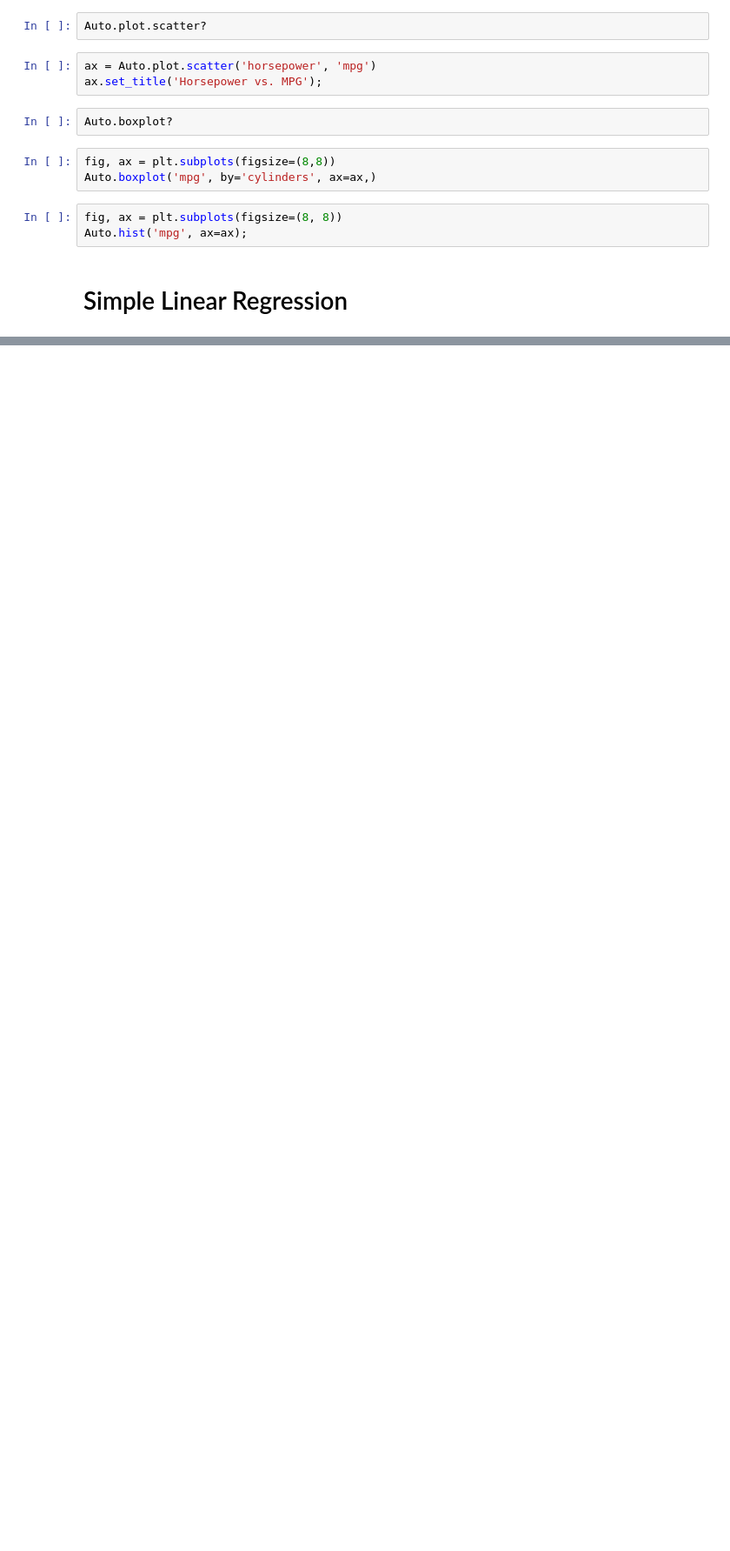
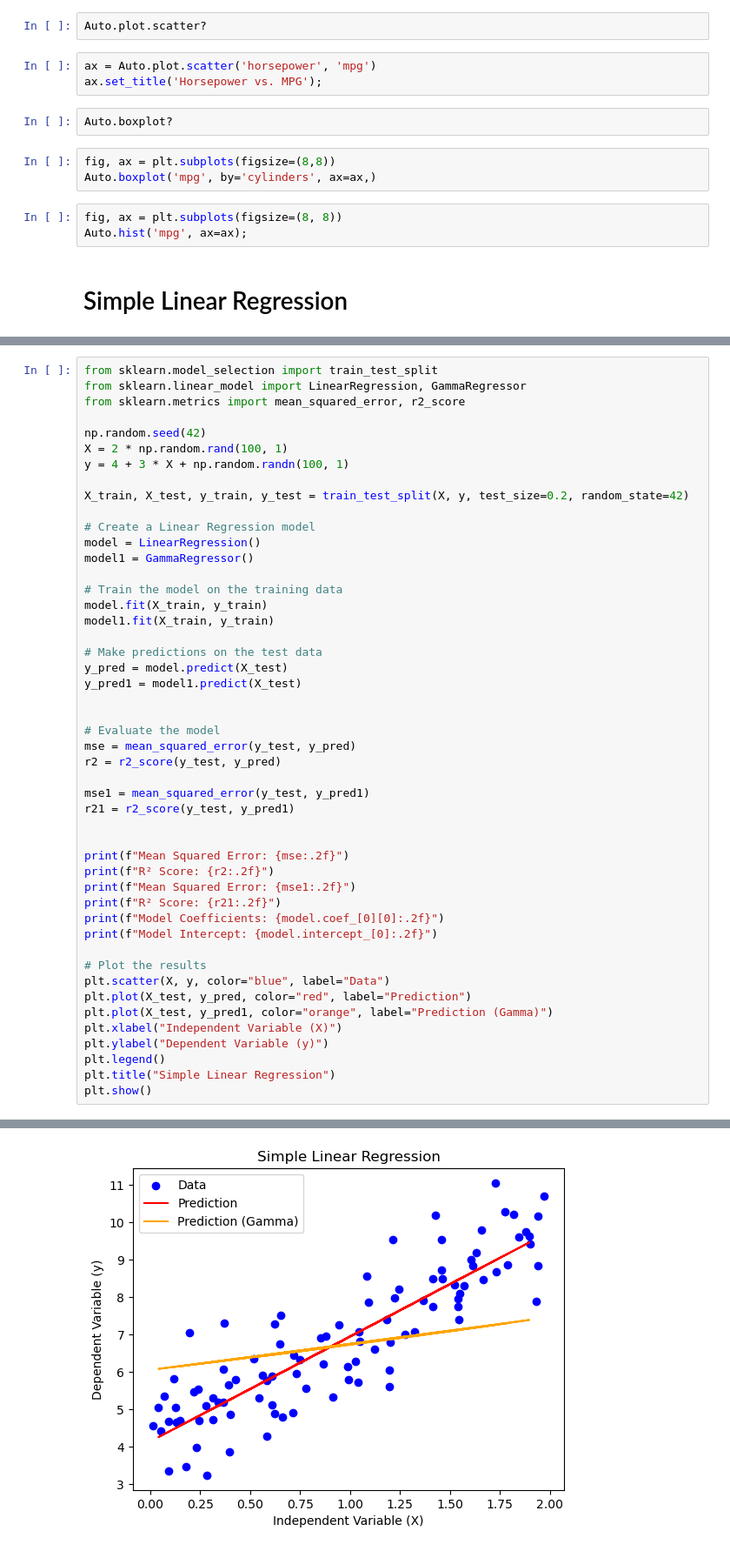
Before and after one commit to thisHermit/nonparametric-rank-tests, a Jupyter notebook: tutorial1_python_introduciton.ipynb, the cells around one changed output, grey strips where cells are left out. Shown at 87% size. Cells and saved outputs as stored; diff of their text form; blank space fills up the shorter version.

```diff
--- a/tutorial1_python_introduciton.ipynb
+++ b/tutorial1_python_introduciton.ipynb
@@ -970,0 +1181,49 @@ QR decomposition is advantageous for solving linear systems due to its numerical
+# %%
+from sklearn.model_selection import train_test_split
+from sklearn.linear_model import LinearRegression, GammaRegressor
+from sklearn.metrics import mean_squared_error, r2_score
+
+np.random.seed(42)
+X = 2 * np.random.rand(100, 1)
+y = 4 + 3 * X + np.random.randn(100, 1)
+
+X_train, X_test, y_train, y_test = train_test_split(X, y, test_size=0.2, random_state=42)
+
+# Create a Linear Regression model
+model = LinearRegression()
+model1 = GammaRegressor()
+
+# Train the model on the training data
+model.fit(X_train, y_train)
+model1.fit(X_train, y_train)
+
+# Make predictions on the test data
+y_pred = model.predict(X_test)
+y_pred1 = model1.predict(X_test)
+
+
+# Evaluate the model
+mse = mean_squared_error(y_test, y_pred)
+r2 = r2_score(y_test, y_pred)
+
+mse1 = mean_squared_error(y_test, y_pred1)
+r21 = r2_score(y_test, y_pred1)
+
+
+print(f"Mean Squared Error: {mse:.2f}")
+print(f"R² Score: {r2:.2f}")
+print(f"Mean Squared Error: {mse1:.2f}")
+print(f"R² Score: {r21:.2f}")
+print(f"Model Coefficients: {model.coef_[0][0]:.2f}")
+print(f"Model Intercept: {model.intercept_[0]:.2f}")
+
+# Plot the results
+plt.scatter(X, y, color="blue", label="Data")
+plt.plot(X_test, y_pred, color="red", label="Prediction")
+plt.plot(X_test, y_pred1, color="orange", label="Prediction (Gamma)")
+plt.xlabel("Independent Variable (X)")
+plt.ylabel("Dependent Variable (y)")
+plt.legend()
+plt.title("Simple Linear Regression")
+plt.show()
+# %% [output]
@@ -971,3 +1236,4 @@ QR decomposition is advantageous for solving linear systems due to its numerical
+[figure, added]
 # %% [markdown]
 # References and Further Readings (Resources)
 
```
Also changed, not shown: parts of 27 cells of this notebook, 11 other files.
